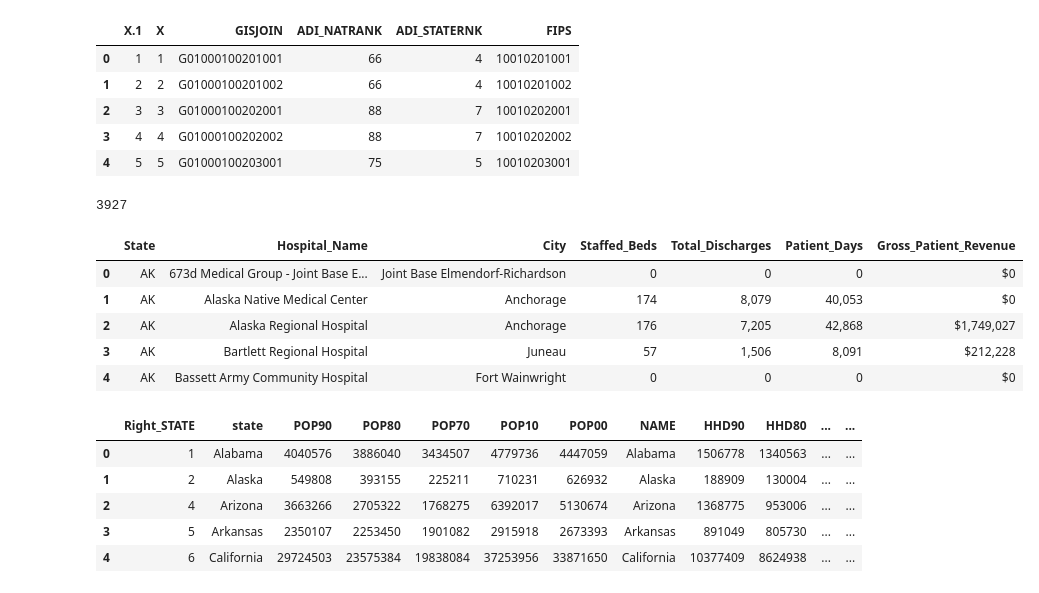
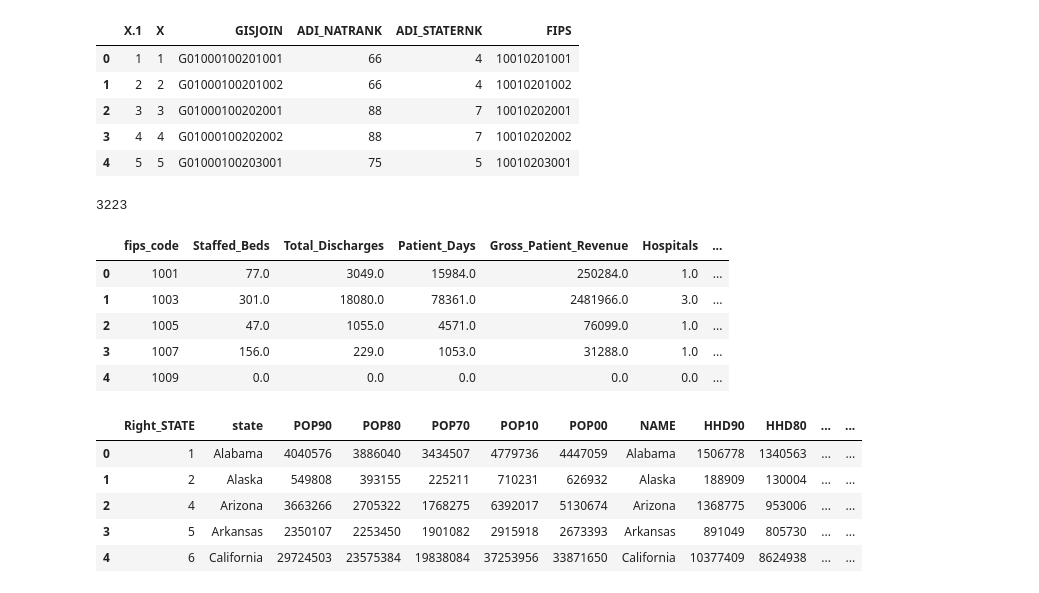
Before and after one commit to jaclynchiu7/HMS-MGH-Capstone-Project, a Jupyter notebook: data_processing/combine_states.ipynb, the cells around one changed output. Saved outputs shown, nothing was run; the diff lists cells and outputs as text; code cells hidden in the pictures.

```diff
--- a/data_processing/combine_states.ipynb
+++ b/data_processing/combine_states.ipynb
@@ -19,14 +19,14 @@ df_adi.head()
 | 4 | 5 | 5 | G01000100203001 | 75 | 5 | 10010203001 |
 # %%
 # AHD -- Data after running combine_data.ipynb in Datasets/AHD_data
-ahd_df = pd.read_csv("../Datasets/AHD_Data/all_states/combined_csv.csv", index_col=0).reset_index(drop=True)
+ahd_df = pd.read_csv("../Datasets/AHD_Data/ahd_full_fips.csv", index_col=0).reset_index(drop=True)
 print(len(ahd_df))
 ahd_df.head()
 # %% [output]
-3927
+3223
-|  | State | Hospital_Name | City | Staffed_Beds | Total_Discharges | Patient_Days | Gross_Patient_Revenue |
-| 0 | AK | 673d Medical Group - Joint Base E... | Joint Base Elmendorf-Richardson | 0 | 0 | 0 | $0 |
-| 1 | AK | Alaska Native Medical Center | Anchorage | 174 | 8,079 | 40,053 | $0 |
-| 2 | AK | Alaska Regional Hospital | Anchorage | 176 | 7,205 | 42,868 | $1,749,027 |
-| 3 | AK | Bartlett Regional Hospital | Juneau | 57 | 1,506 | 8,091 | $212,228 |
-| 4 | AK | Bassett Army Community Hospital | Fort Wainwright | 0 | 0 | 0 | $0 |
+|  | fips_code | Staffed_Beds | Total_Discharges | Patient_Days | Gross_Patient_Revenue | Hospitals | ... |
+| 0 | 1001 | 77.0 | 3049.0 | 15984.0 | 250284.0 | 1.0 | ... |
+| 1 | 1003 | 301.0 | 18080.0 | 78361.0 | 2481966.0 | 3.0 | ... |
+| 2 | 1005 | 47.0 | 1055.0 | 4571.0 | 76099.0 | 1.0 | ... |
+| 3 | 1007 | 156.0 | 229.0 | 1053.0 | 31288.0 | 1.0 | ... |
+| 4 | 1009 | 0.0 | 0.0 | 0.0 | 0.0 | 0.0 | ... |
```
Also changed, not shown: parts of 30 cells of this notebook, 6 other files.
